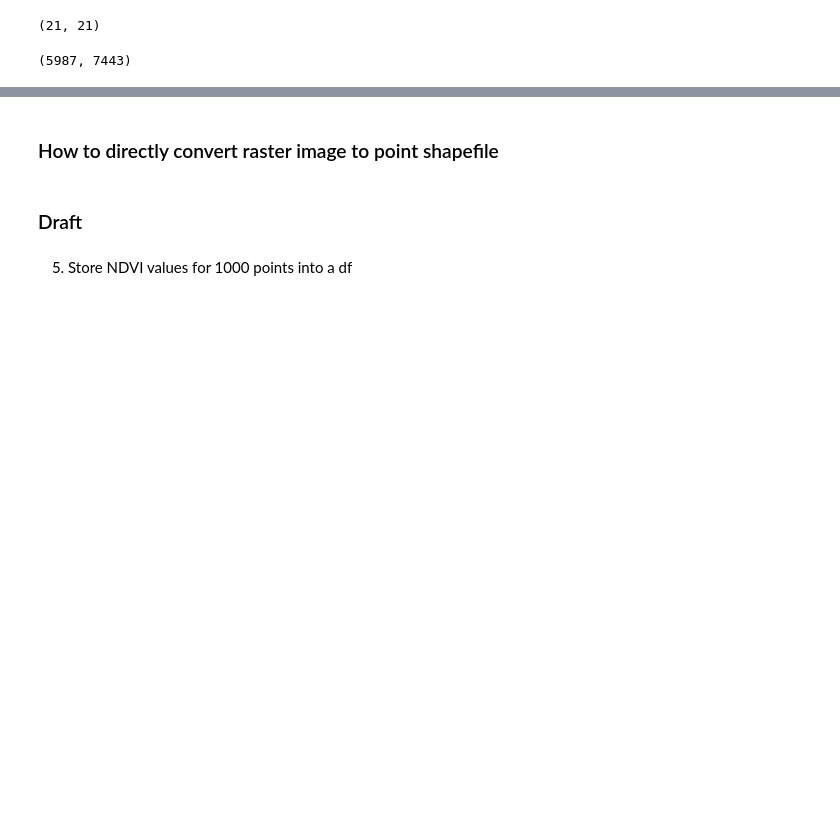
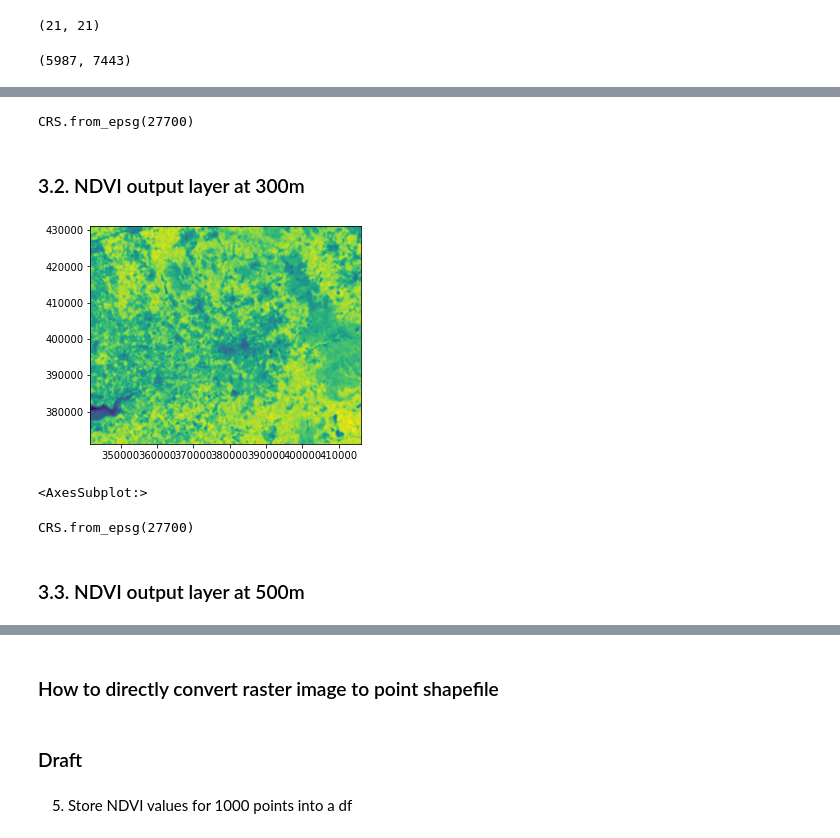
Before and after one commit to alexdelai/NDVI-dimist, a Jupyter notebook: script_greenspace_dataframe.ipynb, the cells around one changed output, grey strips where cells are left out. Drawn from its saved outputs; the diff is of its cells as text; code cells hidden in the pictures; blank space fills up the shorter version.

```diff
--- a/script_greenspace_dataframe.ipynb
+++ b/script_greenspace_dataframe.ipynb
@@ -191,0 +144,7 @@ geopandas.geodataframe.GeoDataFrame
+# %%
+# check crs
+src_100.crs
+# %% [output]
+CRS.from_epsg(27700)
+# %% [markdown]
+### 3.2. NDVI output layer at 300m
@@ -191,0 +164,14 @@ geopandas.geodataframe.GeoDataFrame
+# %%
+# NDVI layer output at 300m
+src_300 = rasterio.open("thesis_project/output/ndvi_output_300.tif")
+show(src_300, 1)
+# %% [output]
+[figure, added]
+<AxesSubplot:>
+# %%
+# check crs
+src_300.crs
+# %% [output]
+CRS.from_epsg(27700)
+# %% [markdown]
+### 3.3. NDVI output layer at 500m
```
Also changed, not shown: parts of 61 cells of this notebook.
